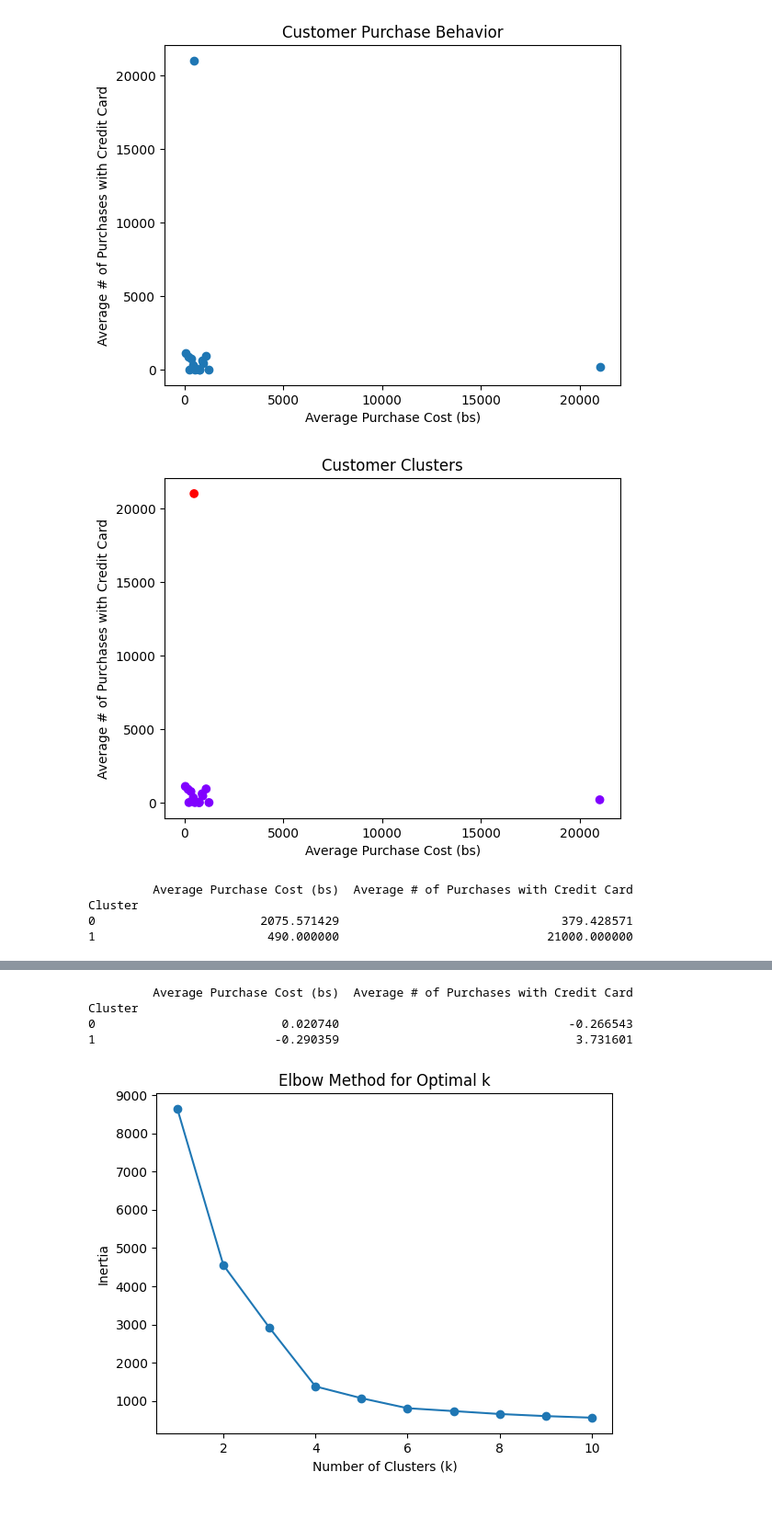
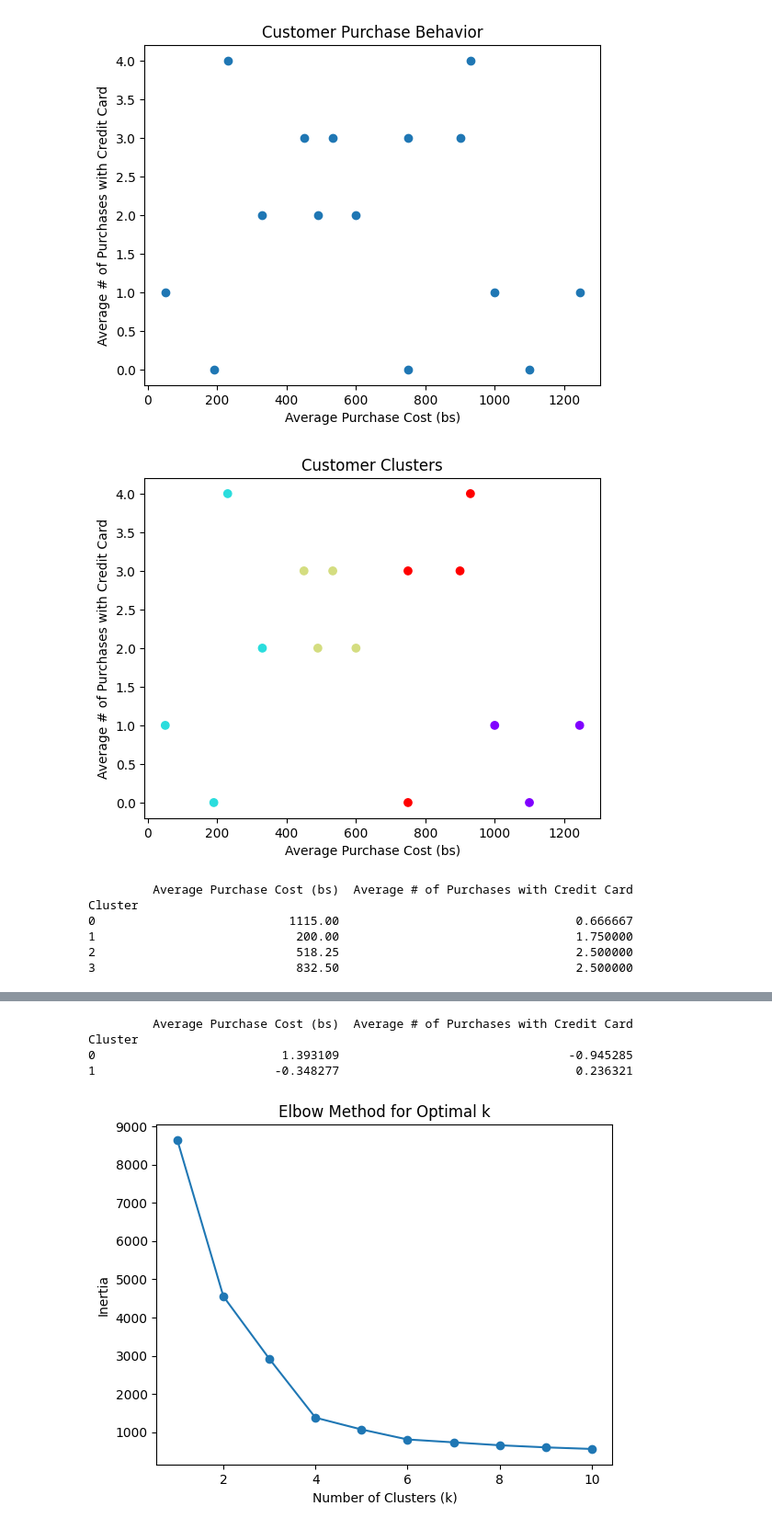
Before and after one commit to 97hackbrian/embedded-labs, a Jupyter notebook: Raspberry/lab10/Exercise.ipynb, the cells around one changed output, grey strips where cells are left out. Shown at 92% size. Saved outputs shown, nothing was run; the diff lists cells and outputs as text; code cells hidden in the pictures.

```diff
--- a/Raspberry/lab10/Exercise.ipynb
+++ b/Raspberry/lab10/Exercise.ipynb
@@ -205,8 +205,8 @@ import matplotlib.pyplot as plt
 
 # Create a DataFrame with the given data
 data = {
-    'Average Purchase Cost (bs)': [750, 1245, 230, 533, 490, 21000, 190, 900, 600, 50, 1100, 930, 450, 330, 750],
-    'Average # of Purchases with Credit Card': [3, 1, 4, 3, 21000, 190, 900, 600, 50, 1100, 930, 450, 330, 750, 1],
+    'Average Purchase Cost (bs)': [750, 1245, 230, 533, 490, 1000, 190, 900, 600, 50, 1100, 930, 450, 330, 750],
+    'Average # of Purchases with Credit Card': [3, 1, 4, 3, 2, 1, 0, 3, 2, 1, 0, 4, 3, 2, 0],
 }
 
 df = pd.DataFrame(data)
@@ -219,7 +219,7 @@ plt.ylabel('Average # of Purchases with Credit Card')
 plt.show()
 
 # Choose the number of clusters
-kmeans = KMeans(n_clusters=2)  # You can experiment with different values
+kmeans = KMeans(n_clusters=4)  # You can experiment with different values
 df['Cluster'] = kmeans.fit_predict(df)
 
 # Visualize the clusters
@@ -228,36 +228,38 @@ plt.title('Customer Clusters')
 plt.xlabel('Average Purchase Cost (bs)')
 plt.ylabel('Average # of Purchases with Credit Card')
 plt.show()
 
 # Analyze the clusters
 cluster_means = df.groupby('Cluster').mean()
 print(cluster_means)
 
 # Evaluate the worthiness of "Vet shop cards" based on cluster characteristics
 # You may consider factors like high average purchase cost and low credit card usage as potential indicators
 
 # Feature Scaling
 scaler = StandardScaler()
 df_scaled = pd.DataFrame(scaler.fit_transform(df), columns=df.columns)
 
 # Run K-Means on the scaled data
 kmeans_scaled = KMeans(n_clusters=2)
 df_scaled['Cluster'] = kmeans_scaled.fit_predict(df_scaled)
 
 # Visualize the clusters on the scaled data
 plt.scatter(df_scaled['Average Purchase Cost (bs)'], df_scaled['Average # of Purchases with Credit Card'], c=df_scaled['Cluster'], cmap='rainbow')
 plt.title('Customer Clusters (Scaled Data)')
 plt.xlabel('Average Purchase Cost (bs)')
 plt.ylabel('Average # of Purchases with Credit Card')
 plt.show()
 
 # Analyze the clusters on the scaled data
 cluster_means_scaled = df_scaled.groupby('Cluster').mean()
 print(cluster_means_scaled)
 # %% [output]
-[figure, old version]
+[figure, new version]
-[figure, old version]
+[figure, new version]
          Average Purchase Cost (bs)  Average # of Purchases with Credit Card
 Cluster
-0                       2075.571429                               379.428571
-1                        490.000000                             21000.000000
+0                           1115.00                                 0.666667
+1                            200.00                                 1.750000
+2                            518.25                                 2.500000
+3                            832.50                                 2.500000
@@ -265,7 +267,7 @@ Cluster
          Average Purchase Cost (bs)  Average # of Purchases with Credit Card
 Cluster
-0                          0.020740                                -0.266543
-1                         -0.290359                                 3.731601
+0                          1.393109                                -0.945285
+1                         -0.348277                                 0.236321
 # %%
 import pandas as pd
 from sklearn.cluster import KMeans
```
Also changed, not shown: parts of 5 cells of this notebook, 2 other files.
